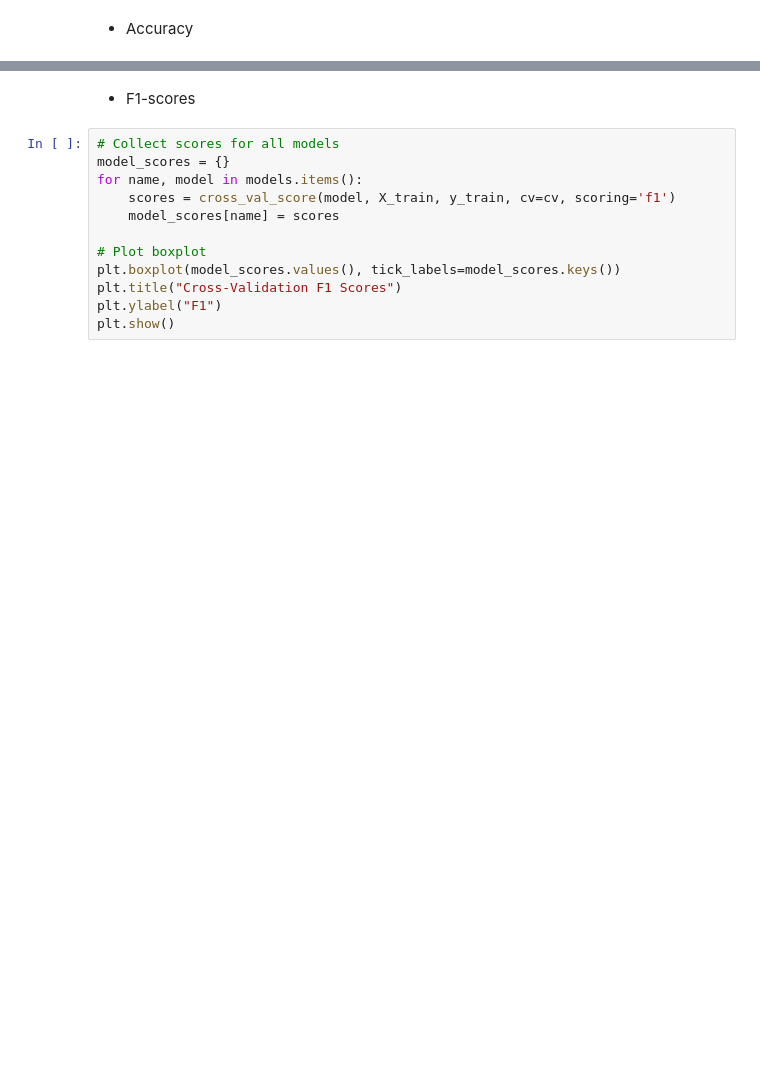
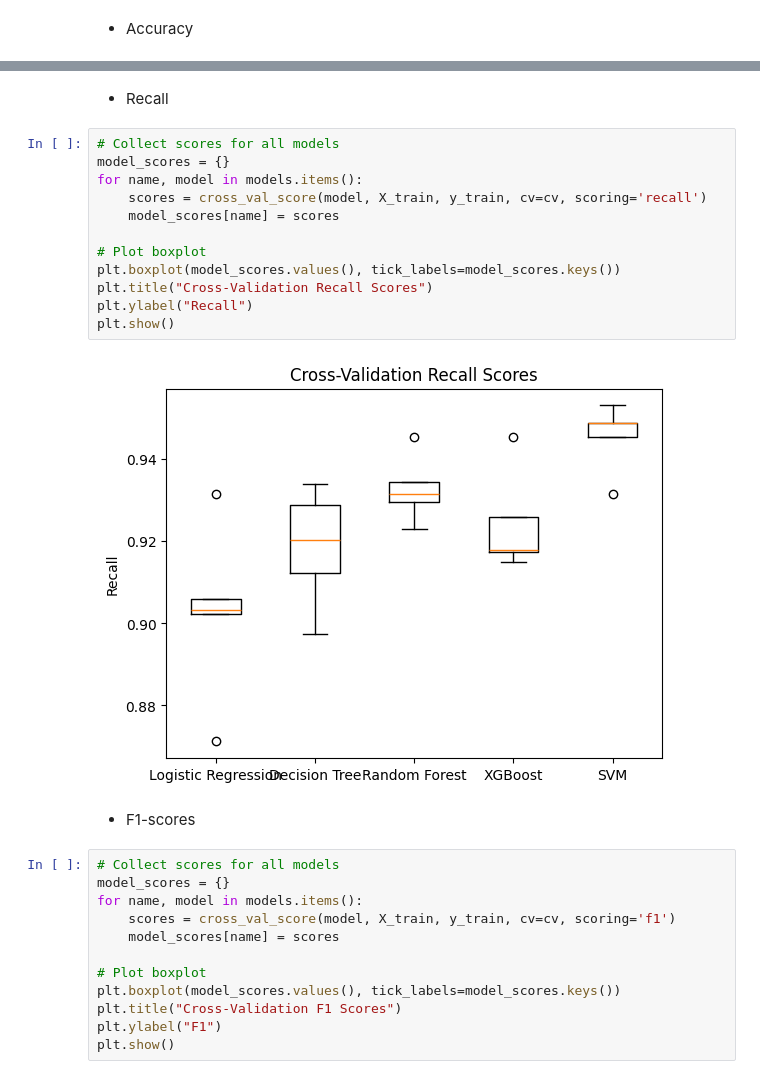
Before and after one commit to jmr-enola/AIM-AI-ML-Capstone-Project, a Jupyter notebook: notebooks/main.ipynb, the cells around one changed output, grey strips where cells are left out. Cells and saved outputs as stored; diff of their text form; blank space fills up the shorter version.

```diff
--- a/notebooks/main.ipynb
+++ b/notebooks/main.ipynb
@@ -1026,3 +1025,19 @@ plt.show()
+# %% [markdown]
+* Recall
+# %%
+# Collect scores for all models
+model_scores = {}
+for name, model in models.items():
+    scores = cross_val_score(model, X_train, y_train, cv=cv, scoring='recall')
+    model_scores[name] = scores
+
+# Plot boxplot
+plt.boxplot(model_scores.values(), tick_labels=model_scores.keys())
+plt.title("Cross-Validation Recall Scores")
+plt.ylabel("Recall")
+plt.show()
+# %% [output]
+[figure, added]
 # %% [markdown]
 * F1-scores
 # %%
```
Also changed, not shown: parts of 53 cells of this notebook.
